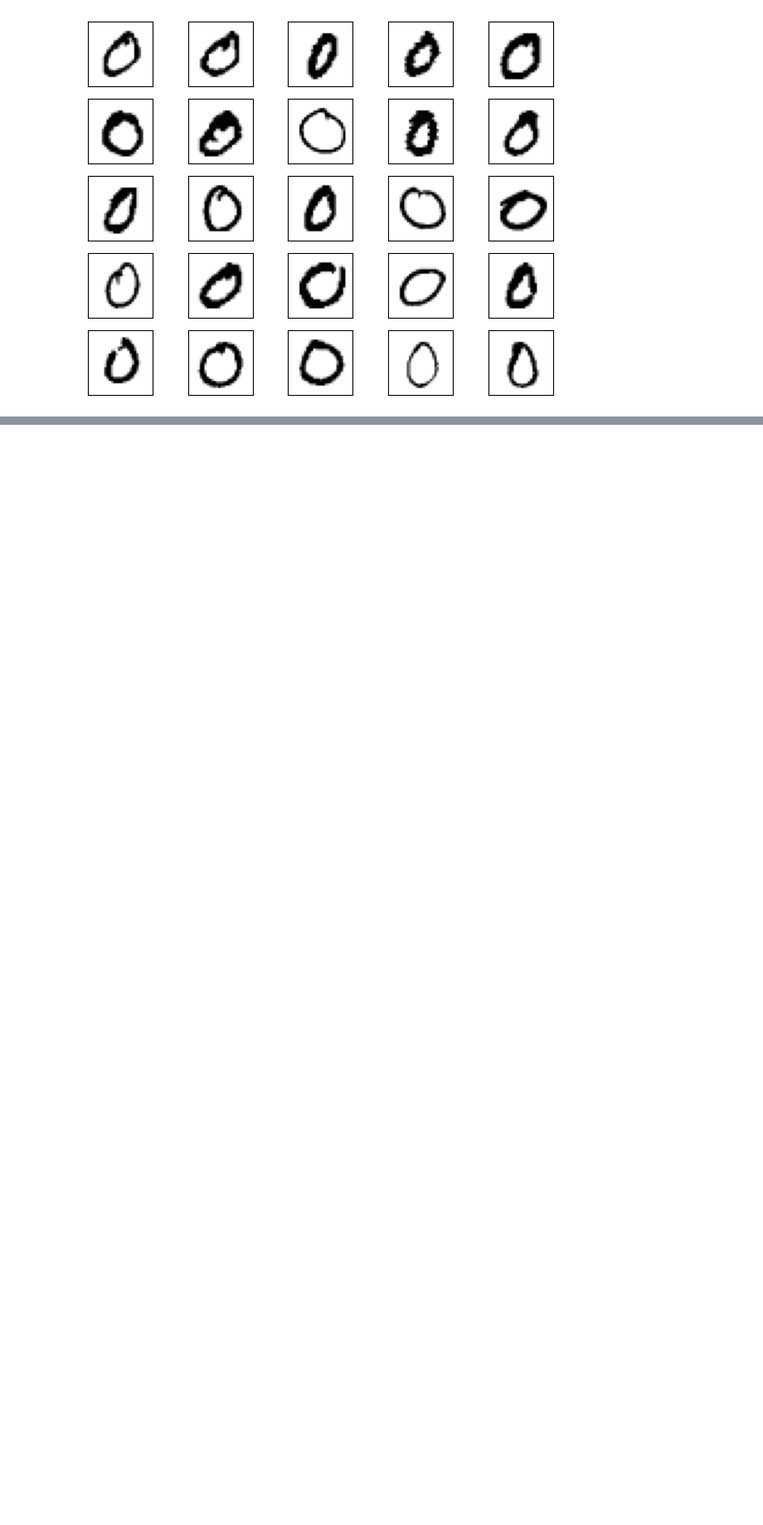
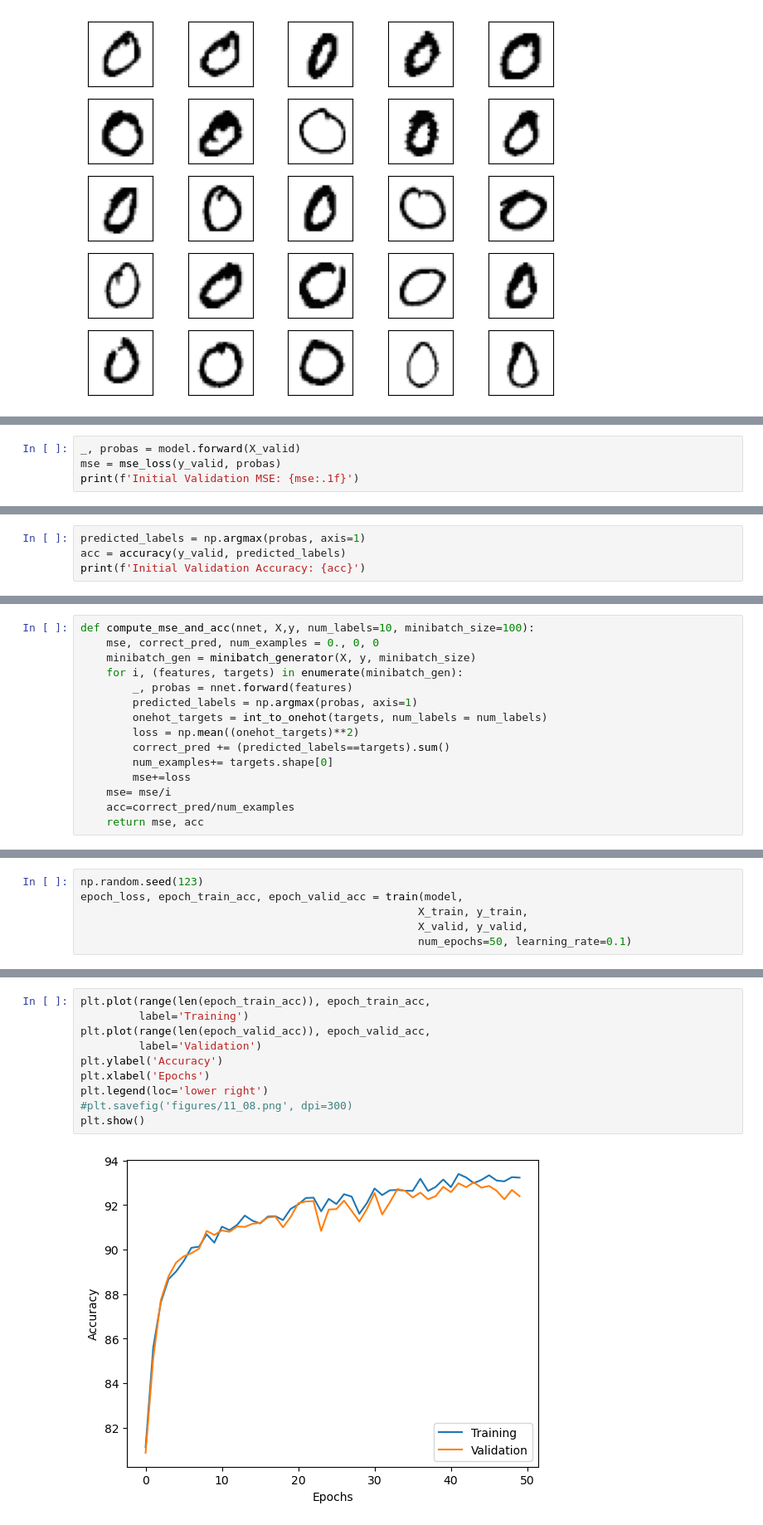
Before and after one commit to reinventsoni/DLLearningNotebooks, a Jupyter notebook: 003-MLP from Scratch.ipynb, the cells around one changed output, grey strips where cells are left out. Shown at 83% size. Cells and saved outputs as stored; diff of their text form; blank space fills up the shorter version.

```diff
--- a/003-MLP from Scratch.ipynb
+++ b/003-MLP from Scratch.ipynb
@@ -110,0 +271,4 @@ plt.show()
+# %%
+_, probas = model.forward(X_valid)
+mse = mse_loss(y_valid, probas)
+print(f'Initial Validation MSE: {mse:.1f}')
@@ -110,0 +277,4 @@ plt.show()
+# %%
+predicted_labels = np.argmax(probas, axis=1)
+acc = accuracy(y_valid, predicted_labels)
+print(f'Initial Validation Accuracy: {acc}')
@@ -110,0 +283,15 @@ plt.show()
+# %%
+def compute_mse_and_acc(nnet, X,y, num_labels=10, minibatch_size=100):
+    mse, correct_pred, num_examples = 0., 0, 0
+    minibatch_gen = minibatch_generator(X, y, minibatch_size)
+    for i, (features, targets) in enumerate(minibatch_gen):
+        _, probas = nnet.forward(features)
+        predicted_labels = np.argmax(probas, axis=1)
+        onehot_targets = int_to_onehot(targets, num_labels = num_labels)
+        loss = np.mean((onehot_targets)**2)
+        correct_pred += (predicted_labels==targets).sum()
+        num_examples+= targets.shape[0]
+        mse+=loss
+    mse= mse/i
+    acc=correct_pred/num_examples
+    return mse, acc
@@ -110,0 +346,6 @@ plt.show()
+# %%
+np.random.seed(123)
+epoch_loss, epoch_train_acc, epoch_valid_acc = train(model,
+                                                    X_train, y_train,
+                                                    X_valid, y_valid,
+                                                    num_epochs=50, learning_rate=0.1)
@@ -110,0 +370,12 @@ plt.show()
+# %%
+plt.plot(range(len(epoch_train_acc)), epoch_train_acc,
+         label='Training')
+plt.plot(range(len(epoch_valid_acc)), epoch_valid_acc,
+         label='Validation')
+plt.ylabel('Accuracy')
+plt.xlabel('Epochs')
+plt.legend(loc='lower right')
+#plt.savefig('figures/11_08.png', dpi=300)
+plt.show()
+# %% [output]
+[figure, added]
```
Also changed, not shown: parts of 22 cells of this notebook.
